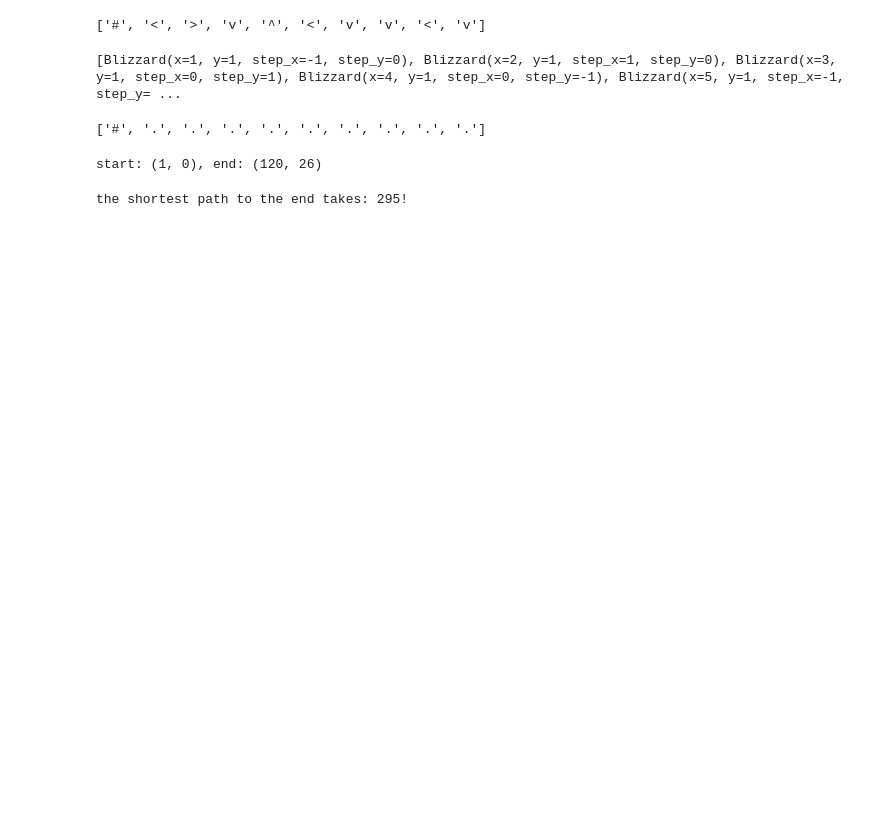
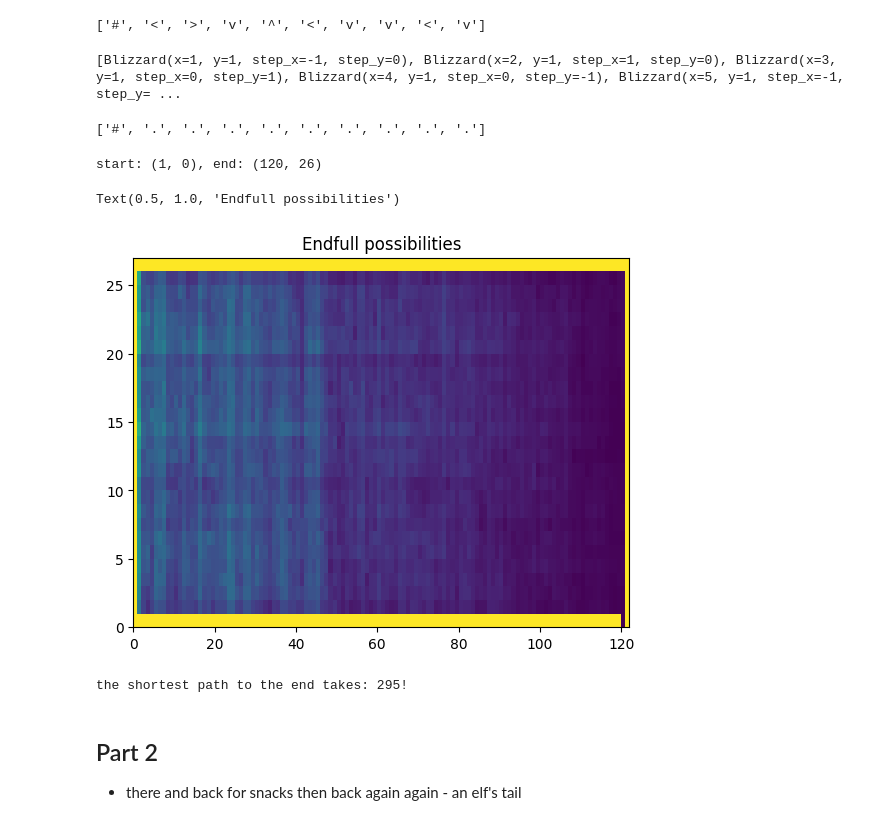
Before and after one commit to nouseforkeys/advent_of_code_22, a Jupyter notebook: day_24.ipynb, the cells around one changed output. Drawn from its saved outputs; the diff is of its cells as text; code cells hidden in the pictures; blank space fills up the shorter version.

```diff
--- a/day_24.ipynb
+++ b/day_24.ipynb
@@ -48,6 +48,11 @@ class Blizzard:
     @property
     def direction(self) -> tuple[int]:
         return (self.step_x, self.step_y)
+
+    @property
+    def next_position(self) -> tuple[int]:
+        """returns the next position but doesn't go there yet"""
+        return (self.x + self.step_x, self.y + self.step_y)
 
     @property
     def step(self) -> Blizzard:
@@ -99,8 +104,14 @@ def get_next_blizzards(
     """
     new_blizzards = []
     for blizzard in blizzards:
-        if empty_valley[blizzard.y][blizzard.x] == '#':
-            new_blizzards.append(blizzard.rebound)
+        x, y = blizzard.next_position
+        if empty_valley[y][x] == '#':
+            while empty_valley[y][x] == '#':
+                if blizzard.step_x == 0:
+                    y = (y + blizzard.step_y) % len(empty_valley)
+                else:
+                    x = (x + blizzard.step_x) % len(empty_valley[0])
+            new_blizzards.append(Blizzard(x, y, *blizzard.direction))
         else:
             new_blizzards.append(blizzard.step)
     obstacle_set = set([blizzard.position for blizzard in blizzards])
@@ -148,4 +159,33 @@ for time_elapsed in count(start=0):
     # now check if we reached the end
     if end_position in layers[-1]:
         break
+# %%
+def plot_layers(layers: list[list[tuple[int]]]) -> list[list[int]]:
+    """
+    creates a plot with the layers produced
+    """
+    ground = 0
+    wall = len(layers)
+    grid = []
+    for row in empty_valley:
+        grid.append([])
+        for material in row:
+            match material:
+                case '#':
+                    grid[-1].append(wall)
+                case '.':
+                    grid[-1].append(ground)
+
+    for layer in layers:
+        for x, y in layer:
+            grid[y][x] += 1
+
+    return list(reversed(grid))
+
+fig, ax = plt.subplots()
+ax.pcolormesh(plot_layers(layers))
+ax.set_title(f'Endfull possibilities')
+# %% [output]
+Text(0.5, 1.0, 'Endfull possibilities')
+[figure, added]
 # %%
@@ -154,0 +198,4 @@ the shortest path to the end takes: 295!
+# %% [markdown]
+## Part 2
+
+- there and back for snacks then back again again - an elf's tail
```
Also changed, not shown: parts of 7 cells of this notebook.
